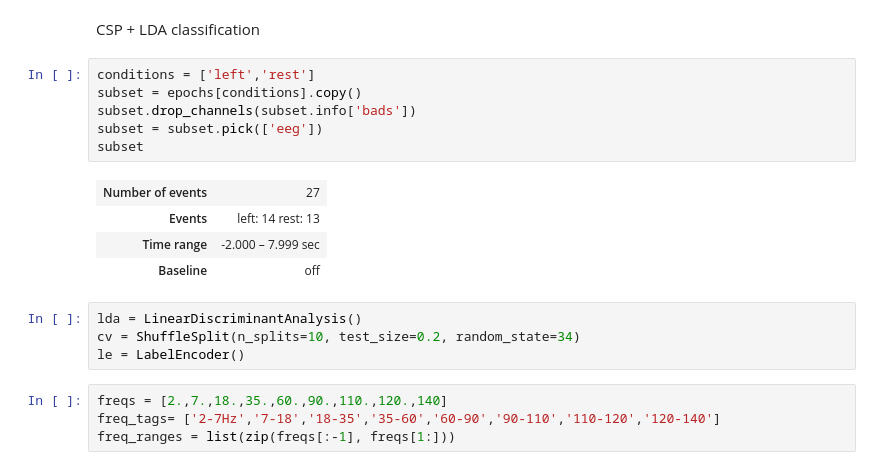
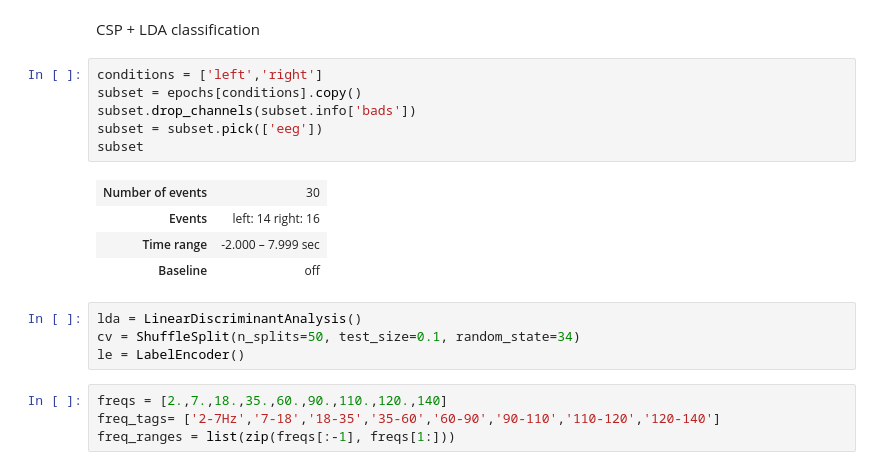
Before and after one commit to donalbertico/bci-analysis, a Jupyter notebook: ah/feature_extraction _benchmark.ipynb, the cells around one changed output. Cells and saved outputs as stored; diff of their text form.

```diff
--- a/ah/feature_extraction _benchmark.ipynb
+++ b/ah/feature_extraction _benchmark.ipynb
@@ -26,19 +26,19 @@ epochs = read_epochs('ica_epo.fif')
 # %% [markdown]
  CSP + LDA classification
 # %%
-conditions = ['left','rest']
+conditions = ['left','right']
 subset = epochs[conditions].copy()
 subset.drop_channels(subset.info['bads'])
 subset = subset.pick(['eeg'])
 subset
 # %% [output]
-| Number of events | 27 |
-| Events | left: 14 rest: 13 |
+| Number of events | 30 |
+| Events | left: 14 right: 16 |
 | Time range | -2.000 – 7.999 sec |
 | Baseline | off |
 # %%
 lda = LinearDiscriminantAnalysis()
-cv = ShuffleSplit(n_splits=10, test_size=0.2, random_state=34)
+cv = ShuffleSplit(n_splits=50, test_size=0.1, random_state=34)
 le = LabelEncoder()
 # %%
 freqs = [2.,7.,18.,35.,60.,90.,110.,120.,140]
```
Also changed, not shown: parts of 8 cells of this notebook, 5 other files.
